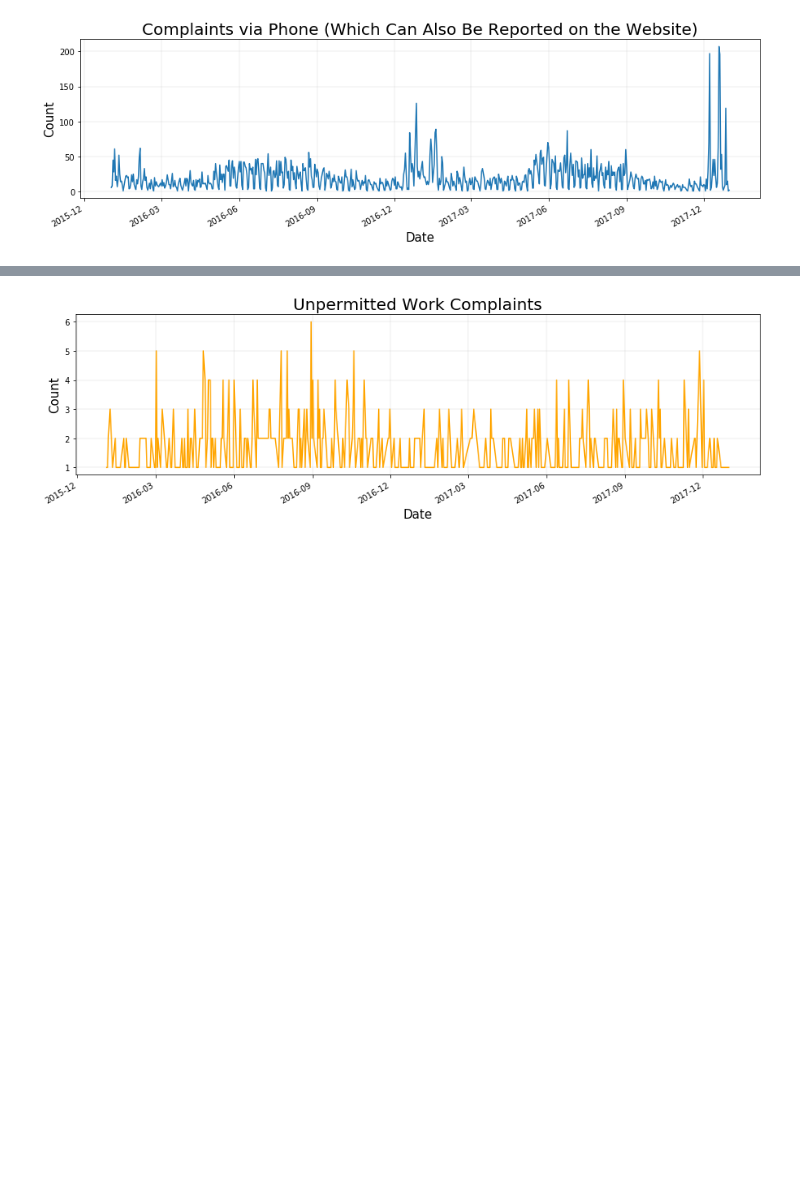
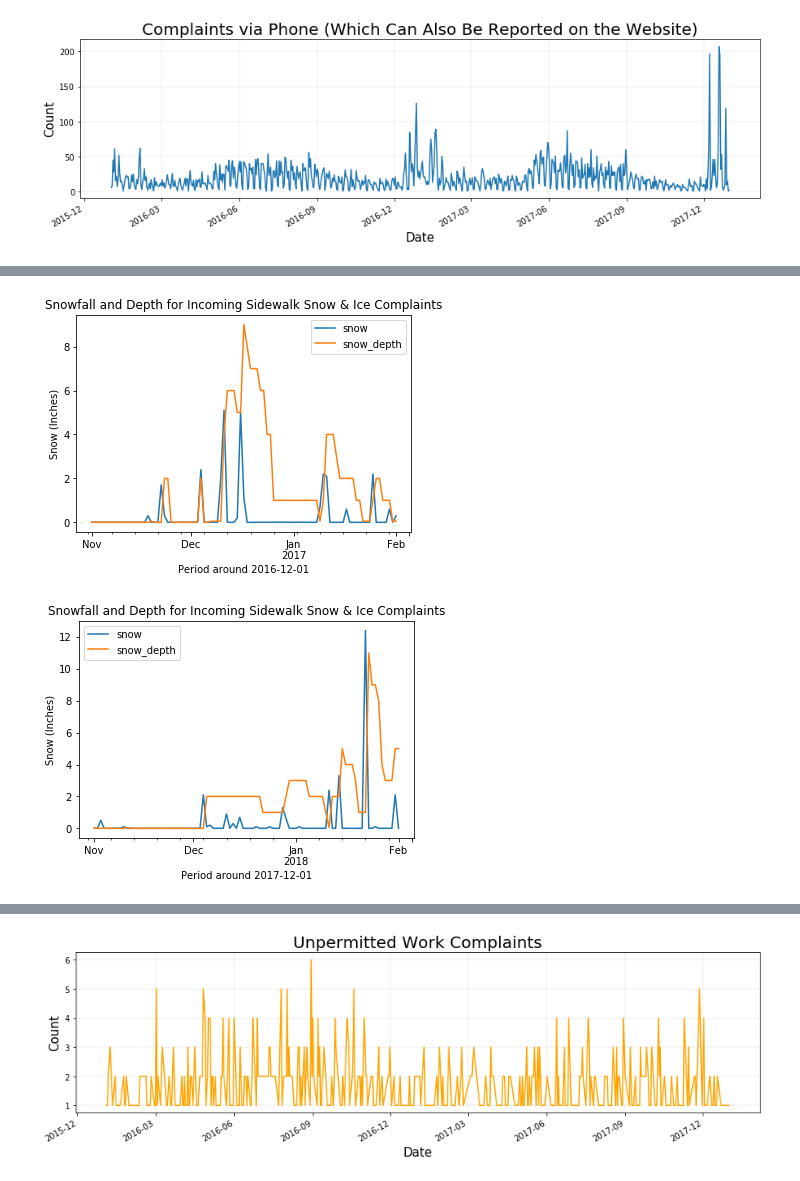
Before and after one commit to lwdee/Springboard, a Jupyter notebook: Capstone/Capstone_1_EDA.ipynb, the cells around one changed output, grey strips where cells are left out. Cells and saved outputs as stored; diff of their text form; code cells hidden in the pictures; blank space fills up the shorter version.

```diff
--- a/Capstone/Capstone_1_EDA.ipynb
+++ b/Capstone/Capstone_1_EDA.ipynb
@@ -219,0 +233,3 @@ plt.show()
+# %%
+df_weather = pd.read_csv("weather_clean.csv", index_col = 'Date', parse_dates = True)
+df_weather.head()
@@ -219,0 +244,30 @@ plt.show()
+# %%
+# Plotting snowfall and snow depth around the dates Sidewalk Snow & Ice Complaints spike.
+#fig, ax = plt.subplots(1,2)
+#plt.title('Snowfall and Depth During Resolution of Sidewalk Snow & Ice Complaints')
+
+# Plot for 2017-03-31 timeframe
+weather_march17 = df_weather.loc['2016-11-01':'2017-02-01', ['snow', 'snow_depth']]
+
+#plt.subplot(1, 2, 1)
+weather_march17.plot()
+#plt.axvline(x='2017-03-31', color = 'grey')
+plt.xlabel('Period around 2016-12-01')
+plt.ylabel('Snow (Inches)')
+plt.title('Snowfall and Depth for Incoming Sidewalk Snow & Ice Complaints')
+
+# Plot for 2018-01-29 timeframe
+weather_jan18 = df_weather.loc['2017-11-01':'2018-02-01', ['snow', 'snow_depth']]
+
+#plt.subplot(1, 2, 2)
+weather_jan18.plot()
+plt.xlabel('Period around 2017-12-01')
+plt.ylabel('Snow (Inches)')
+#plt.axvline(x='2018-01-29', color = 'grey')
+plt.title('Snowfall and Depth for Incoming Sidewalk Snow & Ice Complaints')
+
+#plt.tight_layout()
+plt.show()
+# %% [output]
+[figure, added]
+[figure, added]
```
Also changed, not shown: parts of 63 cells of this notebook, 7 other files.
